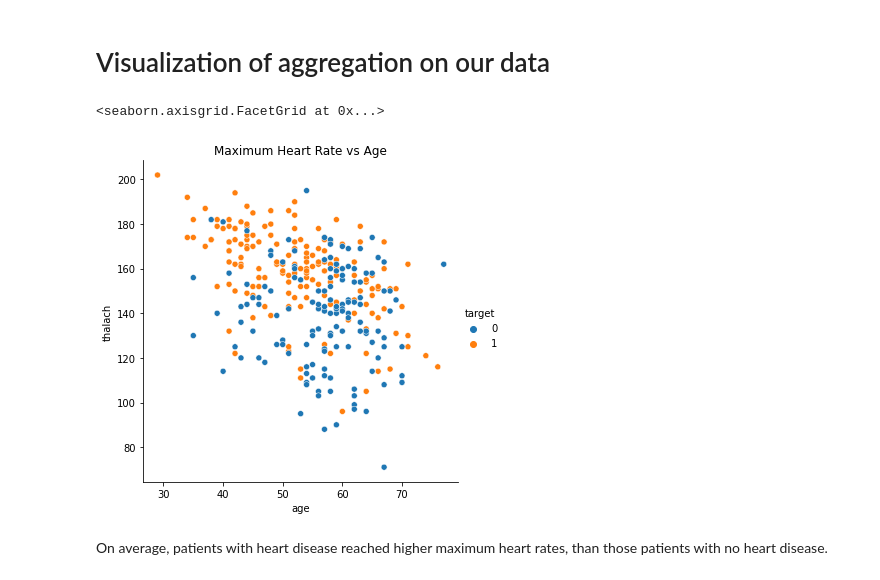
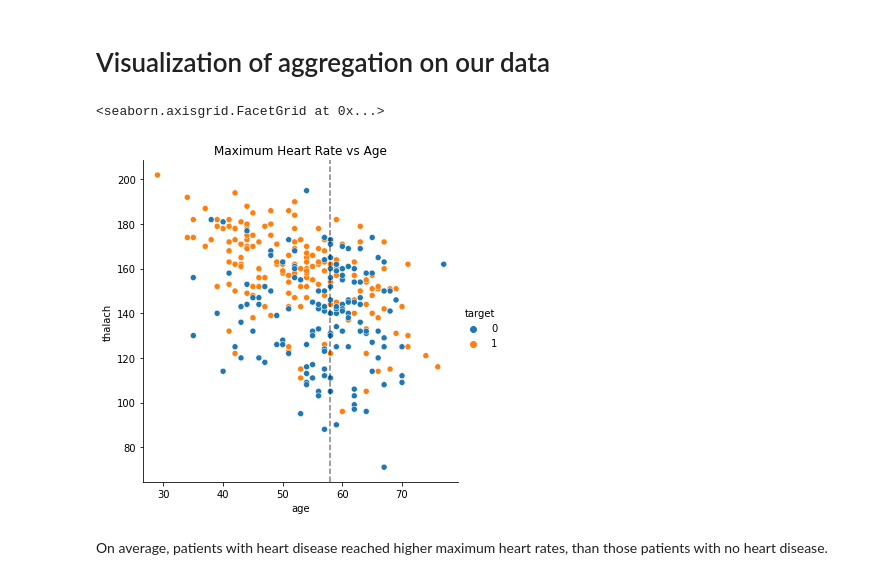
Before and after one commit to AntonioMoralCevallos/Predicting_Fatal_Heart_Failure-Project, a Jupyter notebook: EDAHeartDisease_AM.ipynb, the cells around one changed output. Saved outputs shown, nothing was run; the diff lists cells and outputs as text; code cells hidden in the pictures.

```diff
--- a/EDAHeartDisease_AM.ipynb
+++ b/EDAHeartDisease_AM.ipynb
@@ -128,10 +128,11 @@ It is curious to see that the average age for people who experienced exercise in
 # Visualization of aggregation on our data
 # %%
 g1 = sns.relplot(data=heart_disease,x='age',y='thalach',hue='target')
+plt.axvline(58, color="k", linestyle="--", alpha=0.5);
 g1.set(title='Maximum Heart Rate vs Age')
 # %% [output]
 <seaborn.axisgrid.FacetGrid at 0x...>
-[figure, old version]
+[figure, new version]
 # %% [markdown]
 On average, patients with heart disease reached higher maximum heart rates, than those patients with no heart disease.
 # %%
```
Also changed, not shown: 1 other file.
